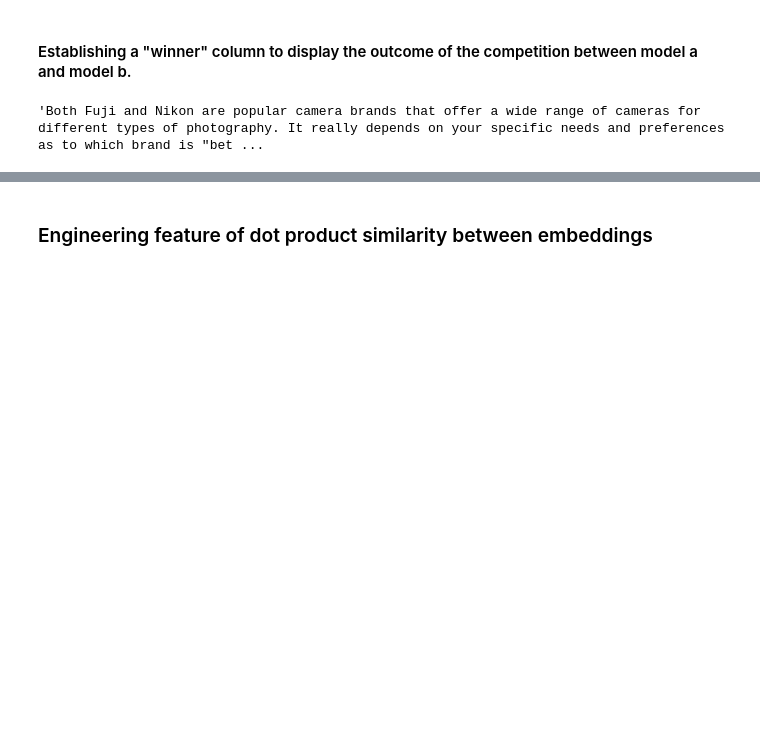
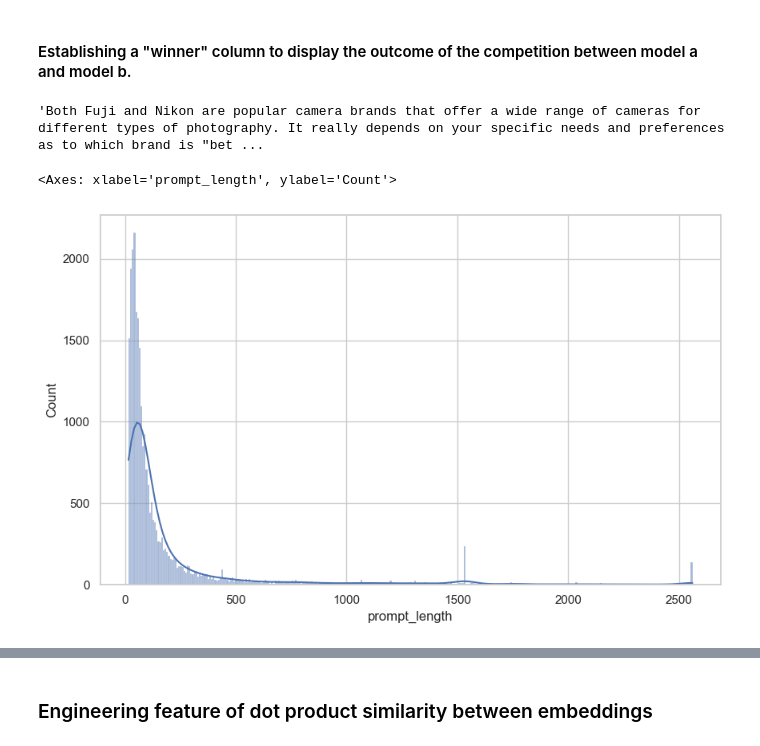
Before and after one commit to emmabrugman/Data_Project, a Jupyter notebook: Feature_engineering.ipynb, the cells around one changed output, grey strips where cells are left out. Drawn from its saved outputs; the diff is of its cells as text; code cells hidden in the pictures; blank space fills up the shorter version.

```diff
--- a/Feature_engineering.ipynb
+++ b/Feature_engineering.ipynb
@@ -101,3 +99,10 @@ df["response_a_length"] = df["model_a_response"].str.len()
 
 
 df["response_b_length"] = df["model_b_response"].str.len()
+# %%
+# Plot the distribution of the length of the prompt
+plt.figure(figsize=(10, 6))
+sns.histplot(df["prompt_length"], kde=True)
+# %% [output]
+<Axes: xlabel='prompt_length', ylabel='Count'>
+[figure, added]
```
Also changed, not shown: parts of 33 cells of this notebook.
